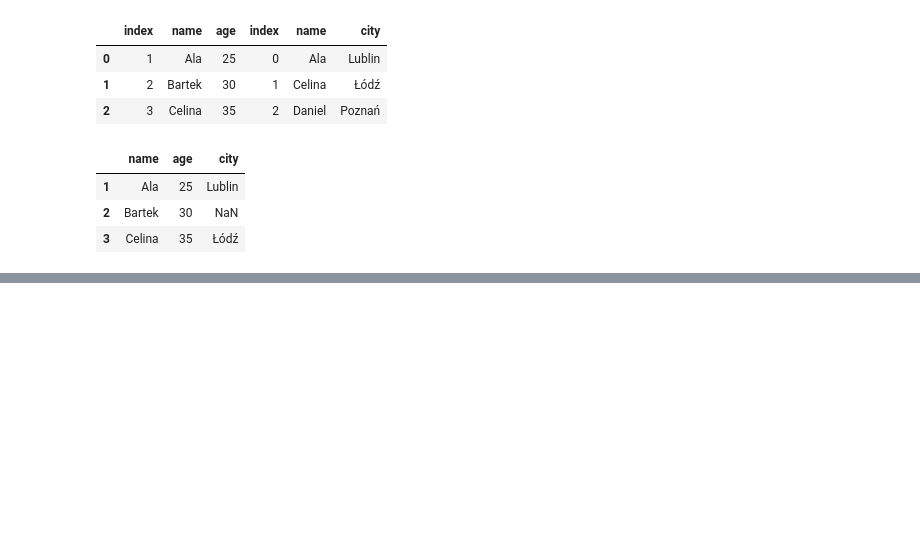
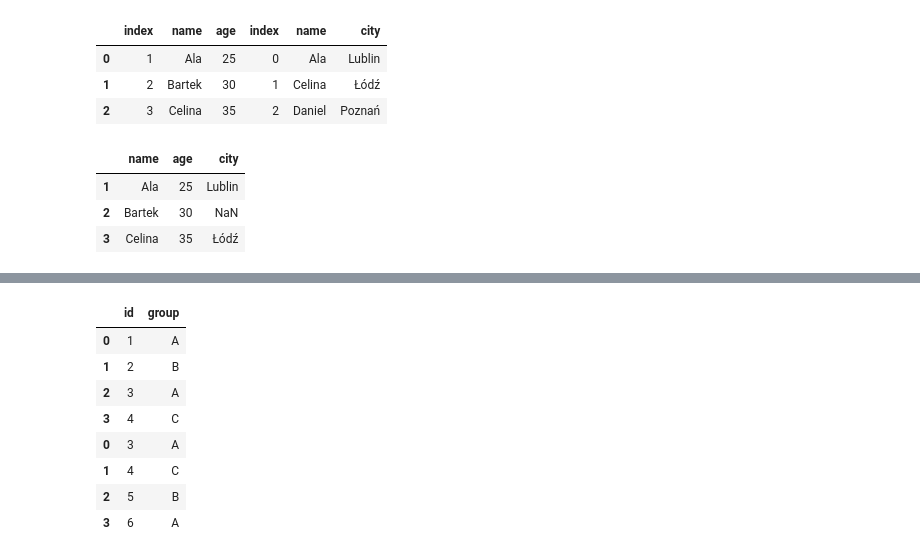
Before and after one commit to getpeped/WorkBook, a Jupyter notebook: merge.ipynb, the cells around one changed output, grey strips where cells are left out. Cells and saved outputs as stored; diff of their text form; code cells hidden in the pictures; blank space fills up the shorter version.

```diff
--- a/merge.ipynb
+++ b/merge.ipynb
@@ -193,0 +208,12 @@ DF2
+# %%
+pd.concat([df1, df2], join='inner')
+# %% [output]
+|  | id | group |
+| 0 | 1 | A |
+| 1 | 2 | B |
+| 2 | 3 | A |
+| 3 | 4 | C |
+| 0 | 3 | A |
+| 1 | 4 | C |
+| 2 | 5 | B |
+| 3 | 6 | A |
```
Also changed, not shown: parts of 5 cells of this notebook.
